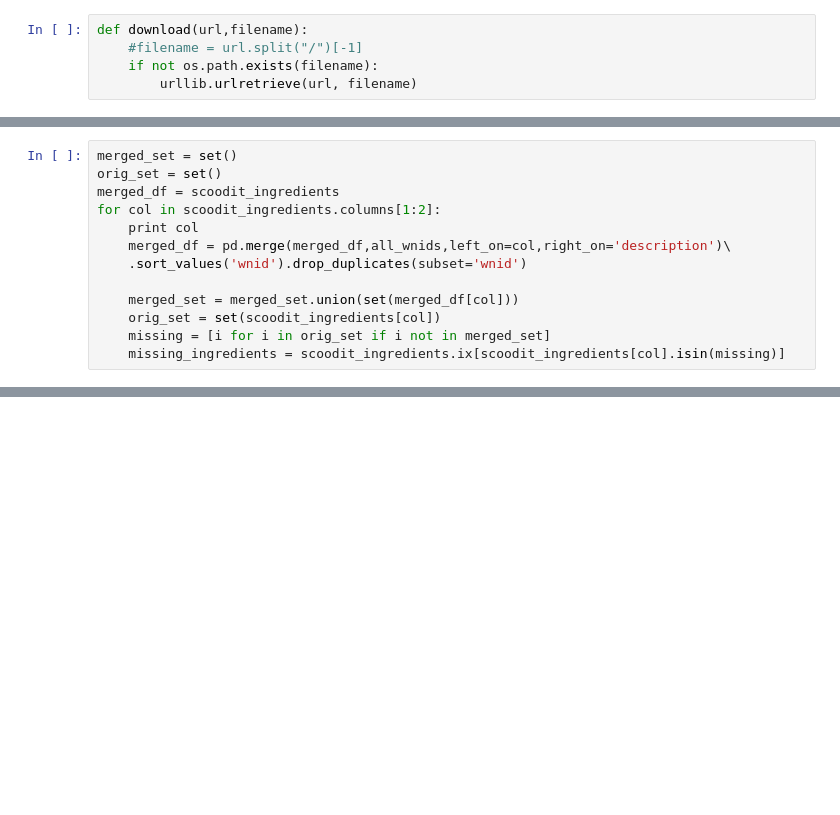
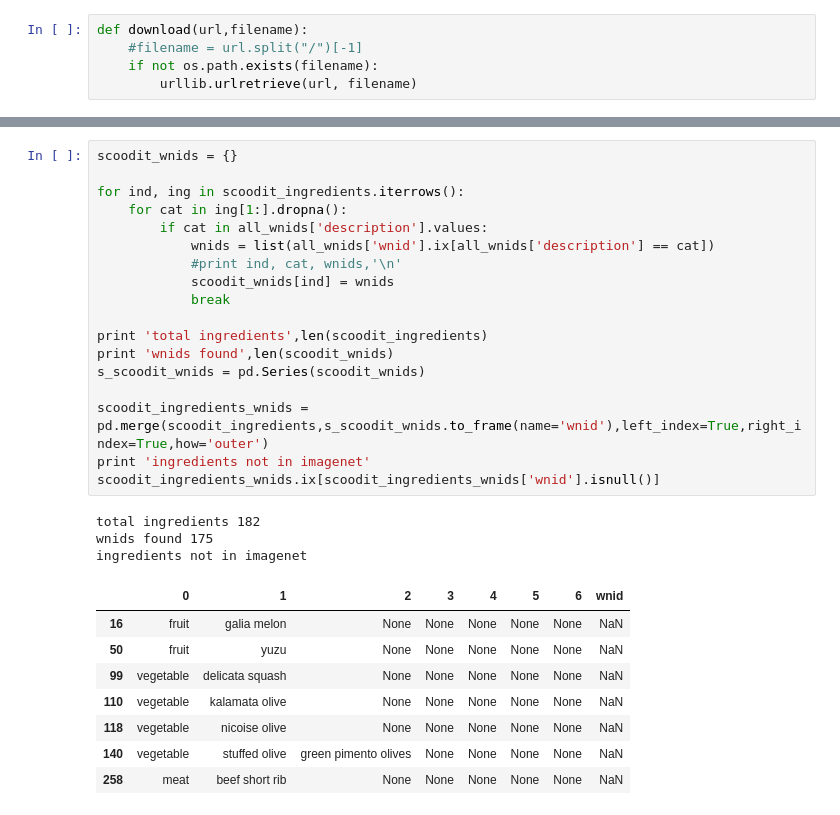
Before and after one commit to nsckir/groceries-classification, a Jupyter notebook: notebooks/01_nsckir_collect_required_imagenet_synsets.ipynb, the cells around one changed output, grey strips where cells are left out. Cells and saved outputs as stored; diff of their text form; blank space fills up the shorter version.

```diff
--- a/notebooks/01_nsckir_collect_required_imagenet_synsets.ipynb
+++ b/notebooks/01_nsckir_collect_required_imagenet_synsets.ipynb
@@ -210,13 +15,0 @@ all_wnids.head()
-# %%
-merged_set = set()
-orig_set = set()
-merged_df = scoodit_ingredients
-for col in scoodit_ingredients.columns[1:2]:
-    print col
-    merged_df = pd.merge(merged_df,all_wnids,left_on=col,right_on='description')\
-    .sort_values('wnid').drop_duplicates(subset='wnid')
-
-    merged_set = merged_set.union(set(merged_df[col]))
-    orig_set = set(scoodit_ingredients[col])
-    missing = [i for i in orig_set if i not in merged_set]
-    missing_ingredients = scoodit_ingredients.ix[scoodit_ingredients[col].isin(missing)]
@@ -243,0 +168,30 @@ test2.ix[test2['Group'] == 'seafood']
+# %%
+scoodit_wnids = {}
+
+for ind, ing in scoodit_ingredients.iterrows():
+    for cat in ing[1:].dropna():
+        if cat in all_wnids['description'].values:
+            wnids = list(all_wnids['wnid'].ix[all_wnids['description'] == cat])
+            #print ind, cat, wnids,'\n'
+            scoodit_wnids[ind] = wnids
+            break
+
+print 'total ingredients',len(scoodit_ingredients)
+print 'wnids found',len(scoodit_wnids)
+s_scoodit_wnids = pd.Series(scoodit_wnids)
+
+scoodit_ingredients_wnids = pd.merge(scoodit_ingredients,s_scoodit_wnids.to_frame(name='wnid'),left_index=True,right_index=True,how='outer')
+print 'ingredients not in imagenet'
+scoodit_ingredients_wnids.ix[scoodit_ingredients_wnids['wnid'].isnull()]
+# %% [output]
+total ingredients 182
+wnids found 175
+ingredients not in imagenet
+|  | 0 | 1 | 2 | 3 | 4 | 5 | 6 | wnid |
+| 16 | fruit | galia melon | None | None | None | None | None | NaN |
+| 50 | fruit | yuzu | None | None | None | None | None | NaN |
+| 99 | vegetable | delicata squash | None | None | None | None | None | NaN |
+| 110 | vegetable | kalamata olive | None | None | None | None | None | NaN |
+| 118 | vegetable | nicoise olive | None | None | None | None | None | NaN |
+| 140 | vegetable | stuffed olive | green pimento olives | None | None | None | None | NaN |
+| 258 | meat | beef short rib | None | None | None | None | None | NaN |
```
Also changed, not shown: parts of 36 cells of this notebook.
